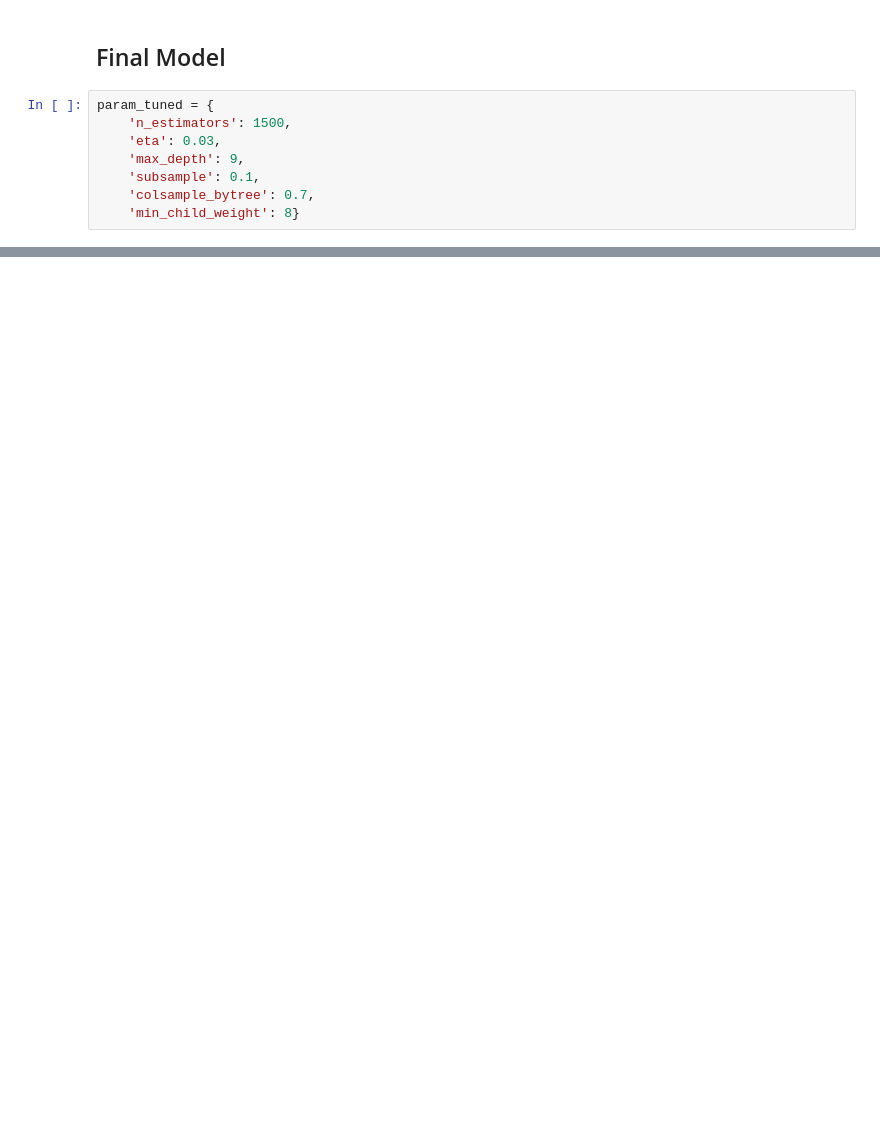
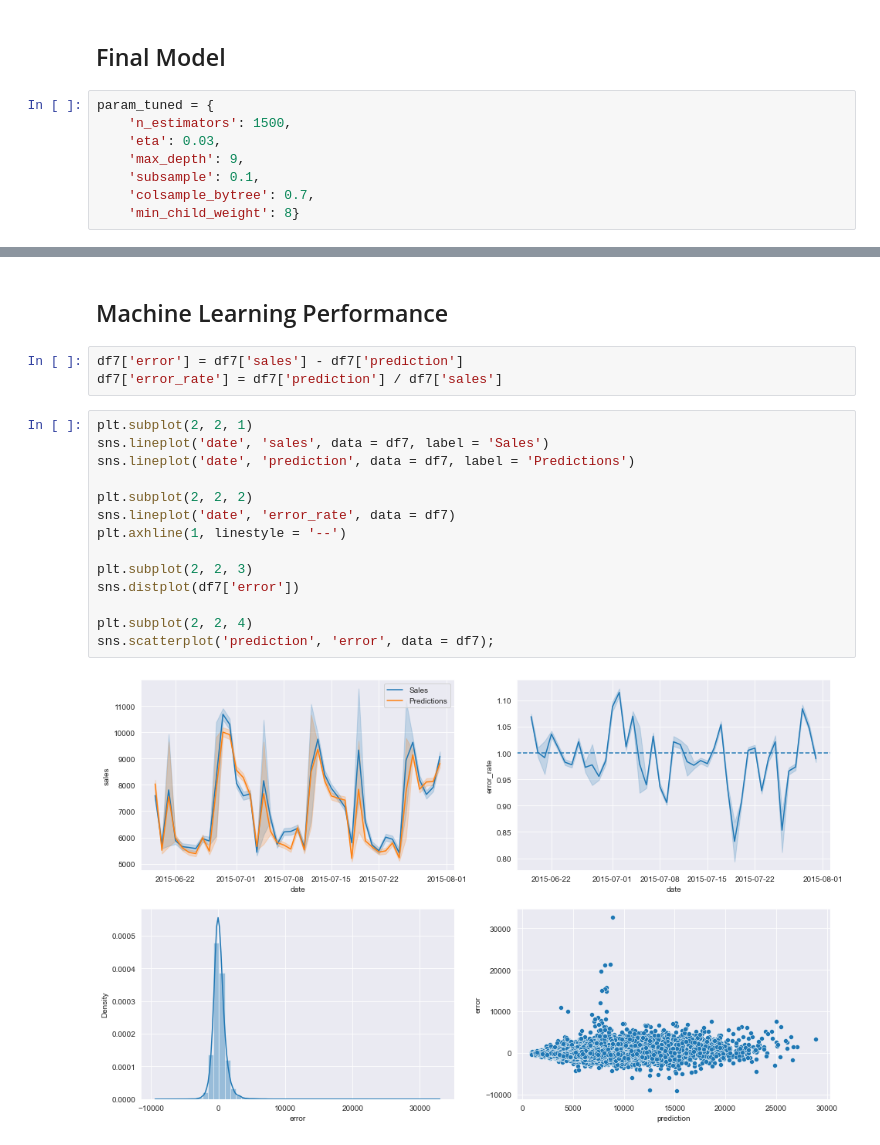
Before and after one commit to felipedmnq/Data-Science-T, a Jupyter notebook: Notebooks/Data_Science_T_M5_data_preparation.ipynb, the cells around one changed output, grey strips where cells are left out. Drawn from its saved outputs; the diff is of its cells as text; blank space fills up the shorter version.

```diff
--- a/Notebooks/Data_Science_T_M5_data_preparation.ipynb
+++ b/Notebooks/Data_Science_T_M5_data_preparation.ipynb
@@ -2136,0 +2227,21 @@ pickle.dump(model_xgb_tuned, open('C:\Users\felip\repos\data_science_em_producao
+# %% [markdown]
+## Machine Learning Performance
+# %%
+df7['error'] = df7['sales'] - df7['prediction']
+df7['error_rate'] = df7['prediction'] / df7['sales']
+# %%
+plt.subplot(2, 2, 1)
+sns.lineplot('date', 'sales', data = df7, label = 'Sales')
+sns.lineplot('date', 'prediction', data = df7, label = 'Predictions')
+
+plt.subplot(2, 2, 2)
+sns.lineplot('date', 'error_rate', data = df7)
+plt.axhline(1, linestyle = '--')
+
+plt.subplot(2, 2, 3)
+sns.distplot(df7['error'])
+
+plt.subplot(2, 2, 4)
+sns.scatterplot('prediction', 'error', data = df7);
+# %% [output]
+[figure, added]
```
Also changed, not shown: parts of 15 cells of this notebook.
